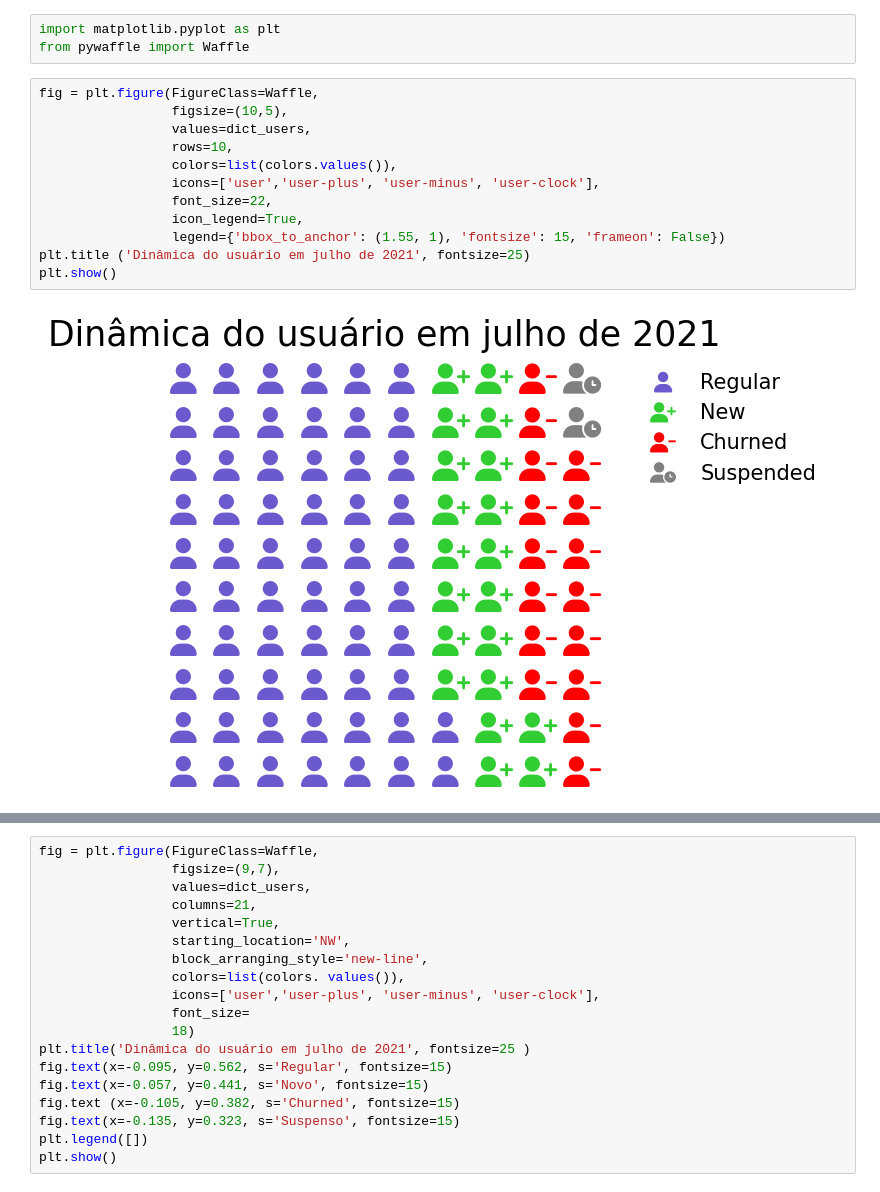
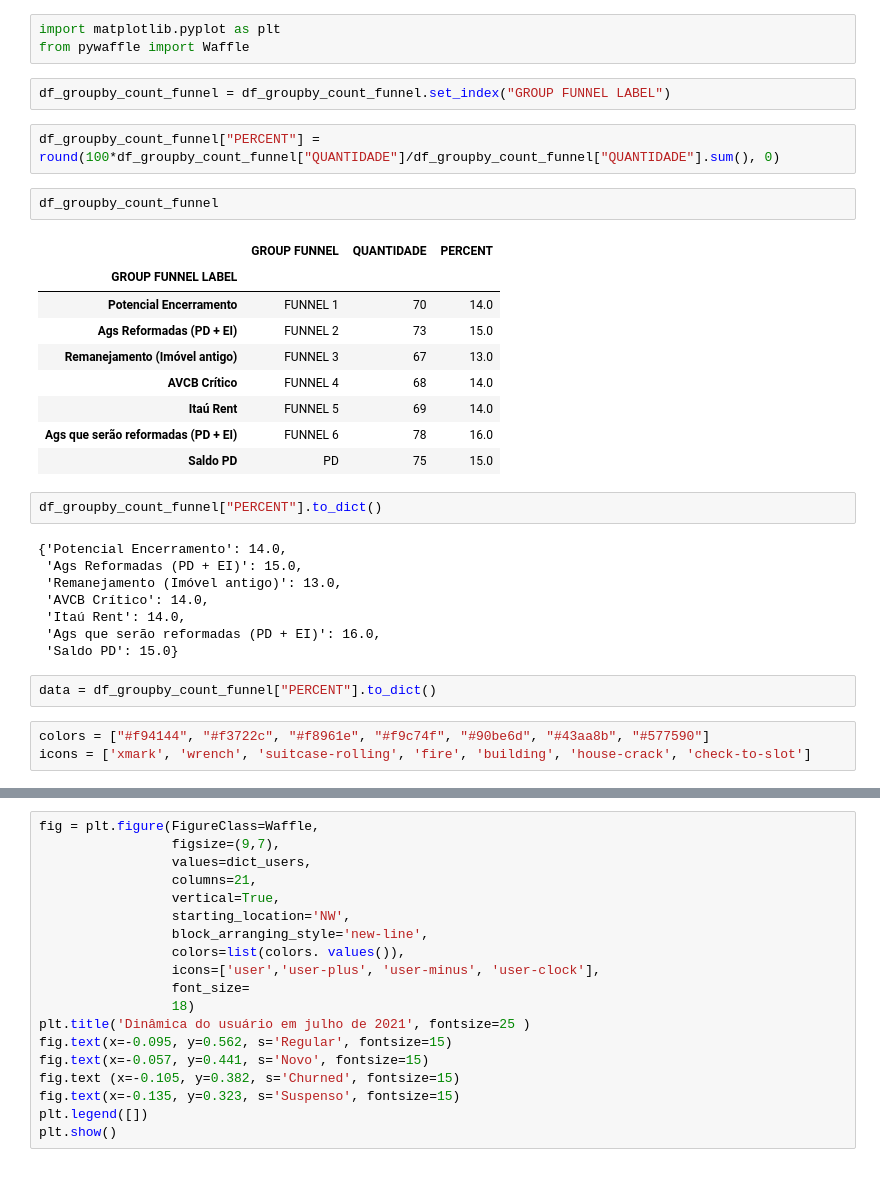
Before and after one commit to emersonrafaels/plotly_python_dataviz_course, a Jupyter notebook: Plotly_Funnel_Dot_Point_Pictogram.ipynb, the cells around one changed output, grey strips where cells are left out. Saved outputs shown, nothing was run; the diff lists cells and outputs as text.

```diff
--- a/Plotly_Funnel_Dot_Point_Pictogram.ipynb
+++ b/Plotly_Funnel_Dot_Point_Pictogram.ipynb
@@ -278,17 +210,34 @@ Successfully installed fontawesomefree-6.4.0 pywaffle-1.1.0
 # %%
 import matplotlib.pyplot as plt
 from pywaffle import Waffle
-# %%
-fig = plt.figure(FigureClass=Waffle,
-                 figsize=(10,5),
-                 values=dict_users,
-                 rows=10,
-                 colors=list(colors.values()),
-                 icons=['user','user-plus', 'user-minus', 'user-clock'],
-                 font_size=22,
-                 icon_legend=True,
-                 legend={'bbox_to_anchor': (1.55, 1), 'fontsize': 15, 'frameon': False})
-plt.title ('Dinâmica do usuário em julho de 2021', fontsize=25)
-plt.show()
-# %% [output]
-[figure, removed]
+# %%
+df_groupby_count_funnel = df_groupby_count_funnel.set_index("GROUP FUNNEL LABEL")
+# %%
+df_groupby_count_funnel["PERCENT"] = round(100*df_groupby_count_funnel["QUANTIDADE"]/df_groupby_count_funnel["QUANTIDADE"].sum(), 0)
+# %%
+df_groupby_count_funnel
+# %% [output]
+|  | GROUP FUNNEL | QUANTIDADE | PERCENT |
+| GROUP FUNNEL LABEL |  |  |  |
+| Potencial Encerramento | FUNNEL 1 | 70 | 14.0 |
+| Ags Reformadas (PD + EI) | FUNNEL 2 | 73 | 15.0 |
+| Remanejamento (Imóvel antigo) | FUNNEL 3 | 67 | 13.0 |
+| AVCB Crítico | FUNNEL 4 | 68 | 14.0 |
+| Itaú Rent | FUNNEL 5 | 69 | 14.0 |
+| Ags que serão reformadas (PD + EI) | FUNNEL 6 | 78 | 16.0 |
+| Saldo PD | PD | 75 | 15.0 |
+# %%
+df_groupby_count_funnel["PERCENT"].to_dict()
+# %% [output]
+{'Potencial Encerramento': 14.0,
+ 'Ags Reformadas (PD + EI)': 15.0,
+ 'Remanejamento (Imóvel antigo)': 13.0,
+ 'AVCB Crítico': 14.0,
+ 'Itaú Rent': 14.0,
+ 'Ags que serão reformadas (PD + EI)': 16.0,
+ 'Saldo PD': 15.0}
+# %%
+data = df_groupby_count_funnel["PERCENT"].to_dict()
+# %%
+colors = ["#f94144", "#f3722c", "#f8961e", "#f9c74f", "#90be6d", "#43aa8b", "#577590"]
+icons = ['xmark', 'wrench', 'suitcase-rolling', 'fire', 'building', 'house-crack', 'check-to-slot']
```
Also changed, not shown: parts of 12 cells of this notebook.
